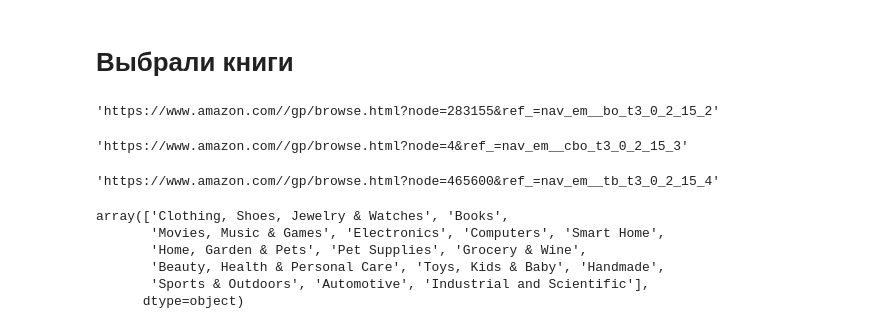
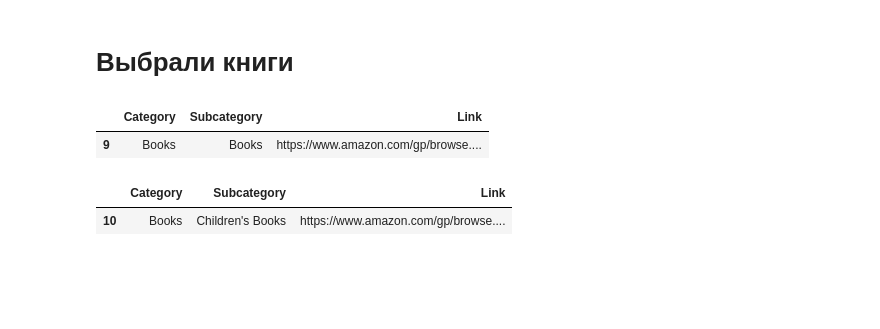
Before and after one commit to MAYBEVI4ER/GP_2, a Jupyter notebook: GP 2 - Scraping & API.ipynb, the cells around one changed output. Drawn from its saved outputs; the diff is of its cells as text; code cells hidden in the pictures; blank space fills up the shorter version.

```diff
--- a/GP 2 - Scraping & API.ipynb
+++ b/GP 2 - Scraping & API.ipynb
@@ -391,27 +384,16 @@ df.to_csv('Categories_&_links.csv')
 "\ndf.to_csv('Categories_&_links.csv')\n"
 # %% [markdown]
 # Выбрали книги
-# %%
-df.iloc[9, 2]
-# %% [output]
-'https://www.amazon.com//gp/browse.html?node=283155&ref_=nav_em__bo_t3_0_2_15_2'
-# %%
-df.iloc[10, 2]
-# %% [output]
-'https://www.amazon.com//gp/browse.html?node=4&ref_=nav_em__cbo_t3_0_2_15_3'
-# %%
-df.iloc[11, 2]
-# %% [output]
-'https://www.amazon.com//gp/browse.html?node=465600&ref_=nav_em__tb_t3_0_2_15_4'
-# %%
-df['Category'].unique()
-# %% [output]
-array(['Clothing, Shoes, Jewelry & Watches', 'Books',
-       'Movies, Music & Games', 'Electronics', 'Computers', 'Smart Home',
-       'Home, Garden & Pets', 'Pet Supplies', 'Grocery & Wine',
-       'Beauty, Health & Personal Care', 'Toys, Kids & Baby', 'Handmade',
-       'Sports & Outdoors', 'Automotive', 'Industrial and Scientific'],
-      dtype=object)
+# %%
+df[(df['Subcategory'] == 'Books')]
+# %% [output]
+|  | Category | Subcategory | Link |
+| 9 | Books | Books | https://www.amazon.com/gp/browse.... |
+# %%
+df[(df['Subcategory'] == "Children's Books")]
+# %% [output]
+|  | Category | Subcategory | Link |
+| 10 | Books | Children's Books | https://www.amazon.com/gp/browse.... |
 # %%
 chrome_options = Options()
 chrome_options.add_argument("--headless")  # Запуск в фоновом режиме (без открытия браузера)
```
Also changed, not shown: parts of 19 cells of this notebook, 1 other file.
